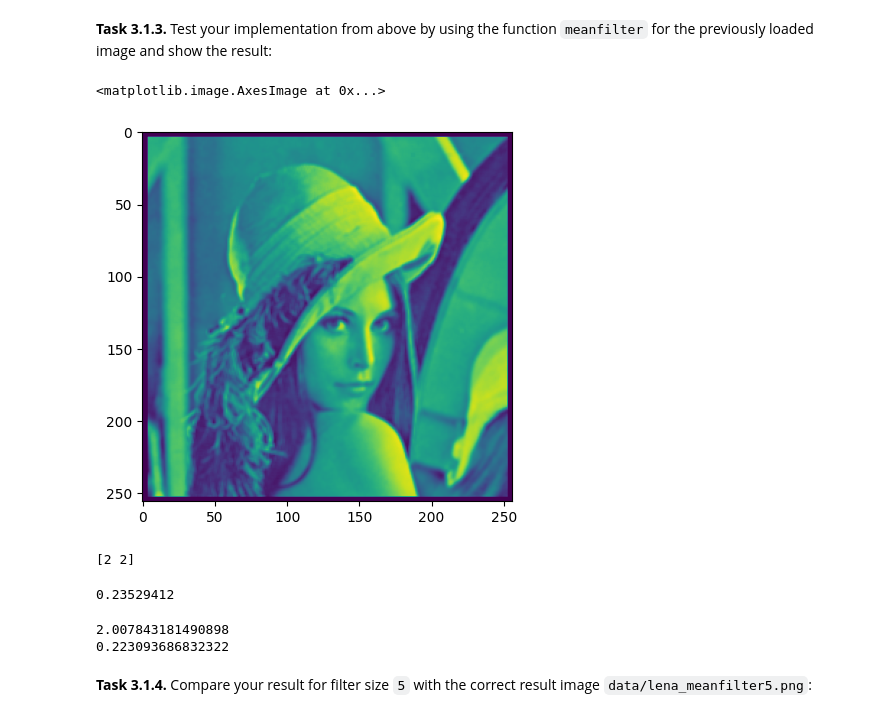
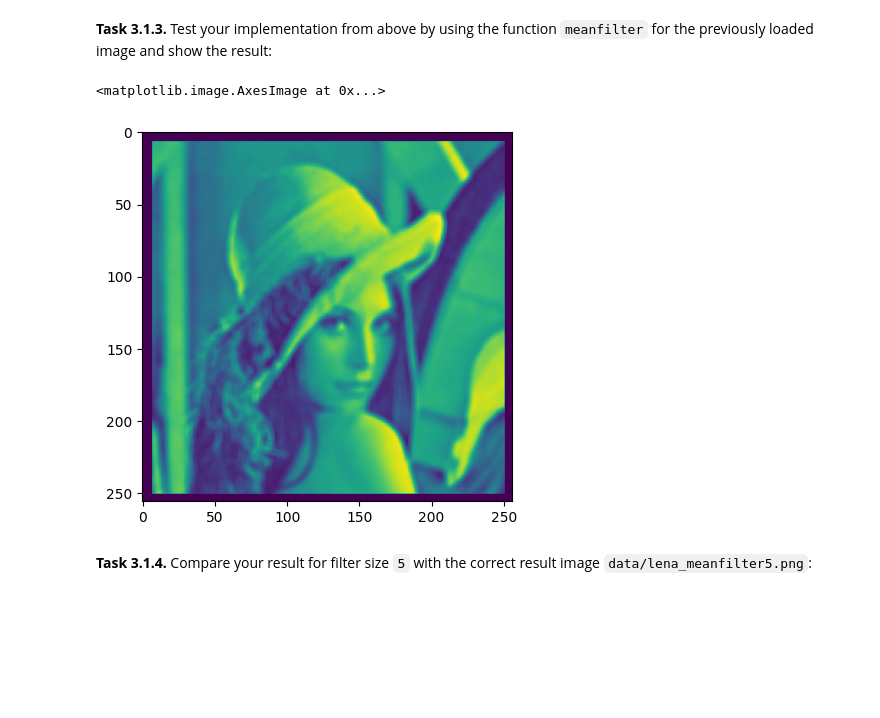
Before and after one commit to N1klasSchmidt/mobi-fs3-python, a Jupyter notebook: task3.ipynb, the cells around one changed output. Saved outputs shown, nothing was run; the diff lists cells and outputs as text; code cells hidden in the pictures; blank space fills up the shorter version.

```diff
--- a/task3.ipynb
+++ b/task3.ipynb
@@ -53,36 +55,8 @@ def meanfilter2(img, size):
 # %%
 #plt.imshow(meanfilter(lena,3))
-plt.imshow(meanfilter2(lena,3))
+plt.imshow(meanfilter2(lena,5))
 # %% [output]
 <matplotlib.image.AxesImage at 0x...>
-[figure, old version]
+[figure, new version]
-# %%
-n = 3
-print(np.array([n,n])-np.array([1,1]))
-
-arrays_sum([1,1], [2,2], [4,4])
-
-img.copy()[100,100]
-
-
-                ypos = tuple(map(lambda x, y: x + y, p[0], q[0]))
-
-def arrays_sum(arr1, arr2, arr3):
-    array1 = np.array(arr1)
-    array2 = np.array(arr2)
-    array3 = np.array(arr3)
-    return array1 + array2 - array3
-# %% [output]
-[2 2]
-0.23529412
-# %%
-neighborhood_sum = 0
-for q in np.ndindex(3, 3):
-    neighborhood_sum = neighborhood_sum + lena.copy()[tuple(map(lambda x, y: x + y, (100,100), q))]
-print(neighborhood_sum)
-print(neighborhood_sum/(3**2))
-# %% [output]
-2.007843181490898
-0.223093686832322
 # %% [markdown]
 **<a id="#">Task 3.1.4.</a>** Compare your result for filter size `5` with the correct result image `data/lena_meanfilter5.png`:
```
Also changed, not shown: parts of 11 cells of this notebook.
